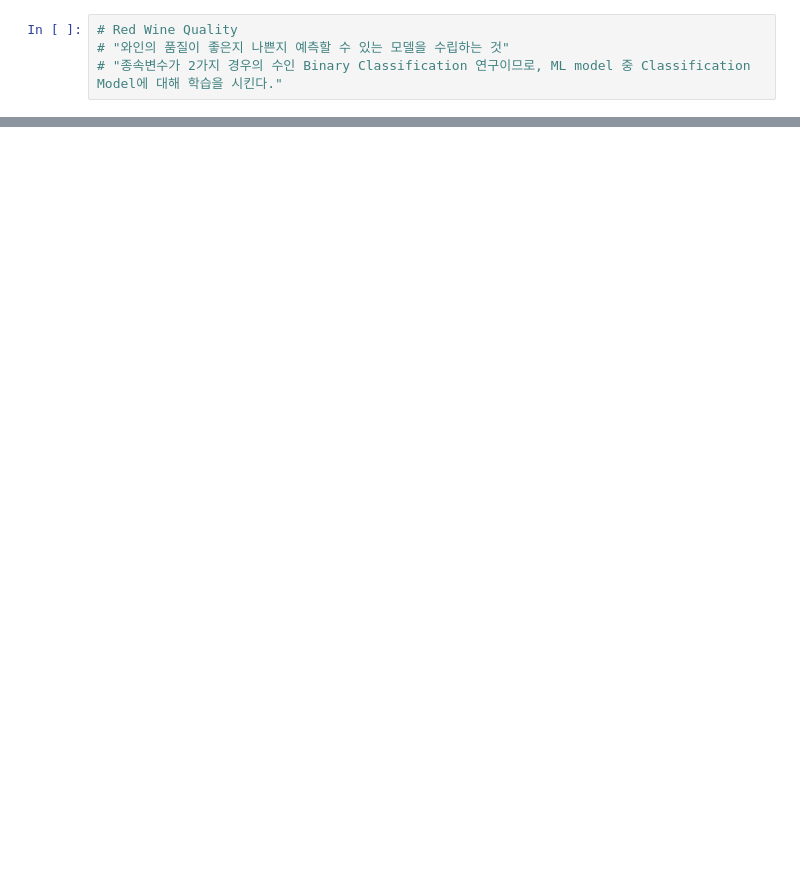
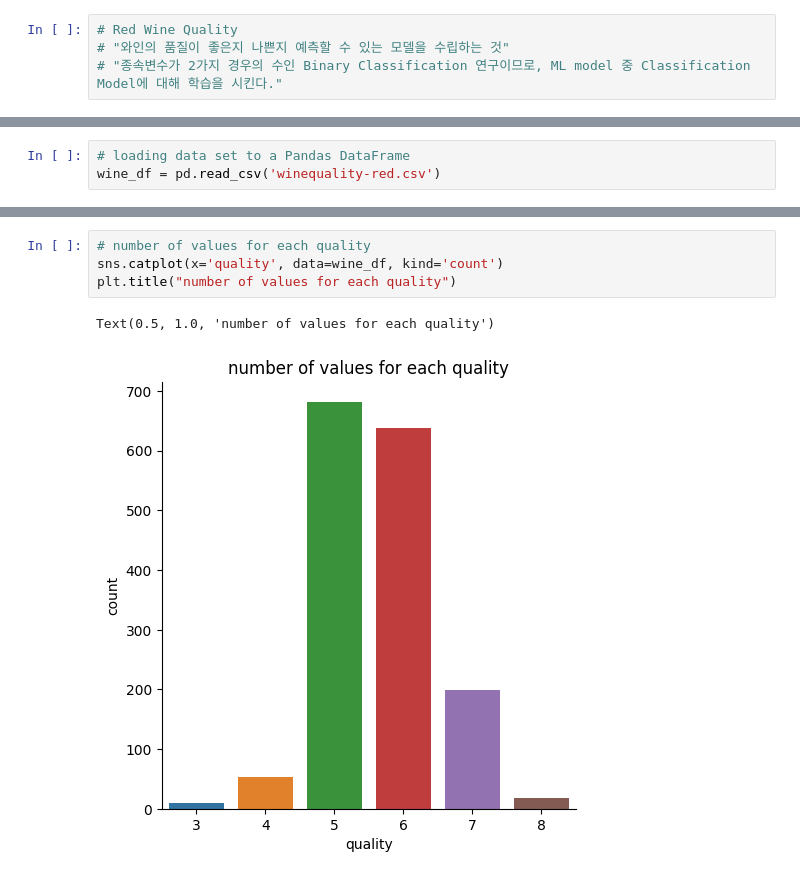
Before and after one commit to joahyot/202309_python_study, a Jupyter notebook: Red_Wine_Quality.ipynb, the cells around one changed output, grey strips where cells are left out. Cells and saved outputs as stored; diff of their text form; blank space fills up the shorter version.

```diff
--- a/Red_Wine_Quality.ipynb
+++ b/Red_Wine_Quality.ipynb
@@ -37,0 +32,3 @@ df.head()
+# %%
+# loading data set to a Pandas DataFrame
+wine_df = pd.read_csv('winequality-red.csv')
@@ -37,0 +79,7 @@ df.head()
+# %%
+# number of values for each quality
+sns.catplot(x='quality', data=wine_df, kind='count')
+plt.title("number of values for each quality")
+# %% [output]
+Text(0.5, 1.0, 'number of values for each quality')
+[figure, added]
```
Also changed, not shown: parts of 22 cells of this notebook.
